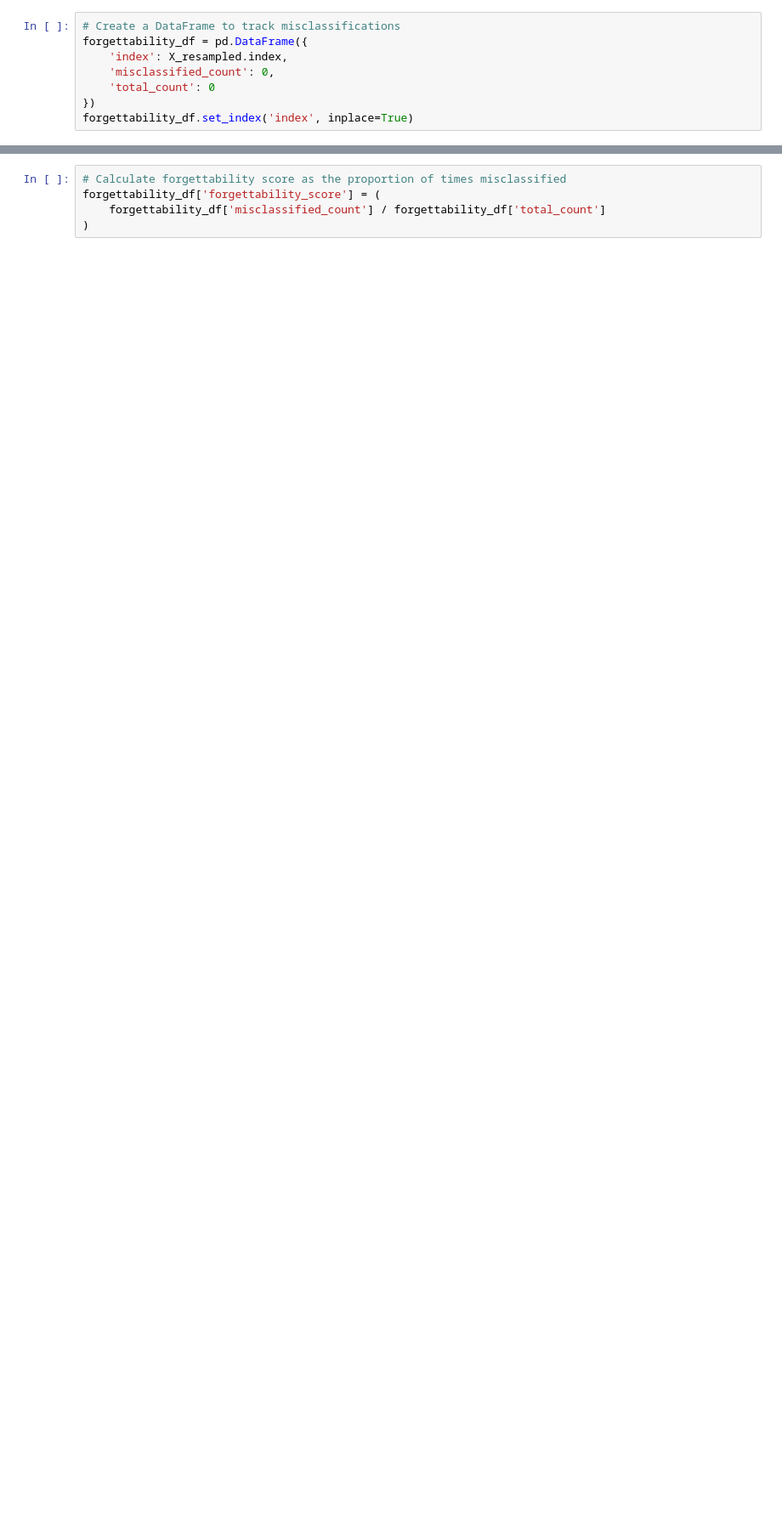
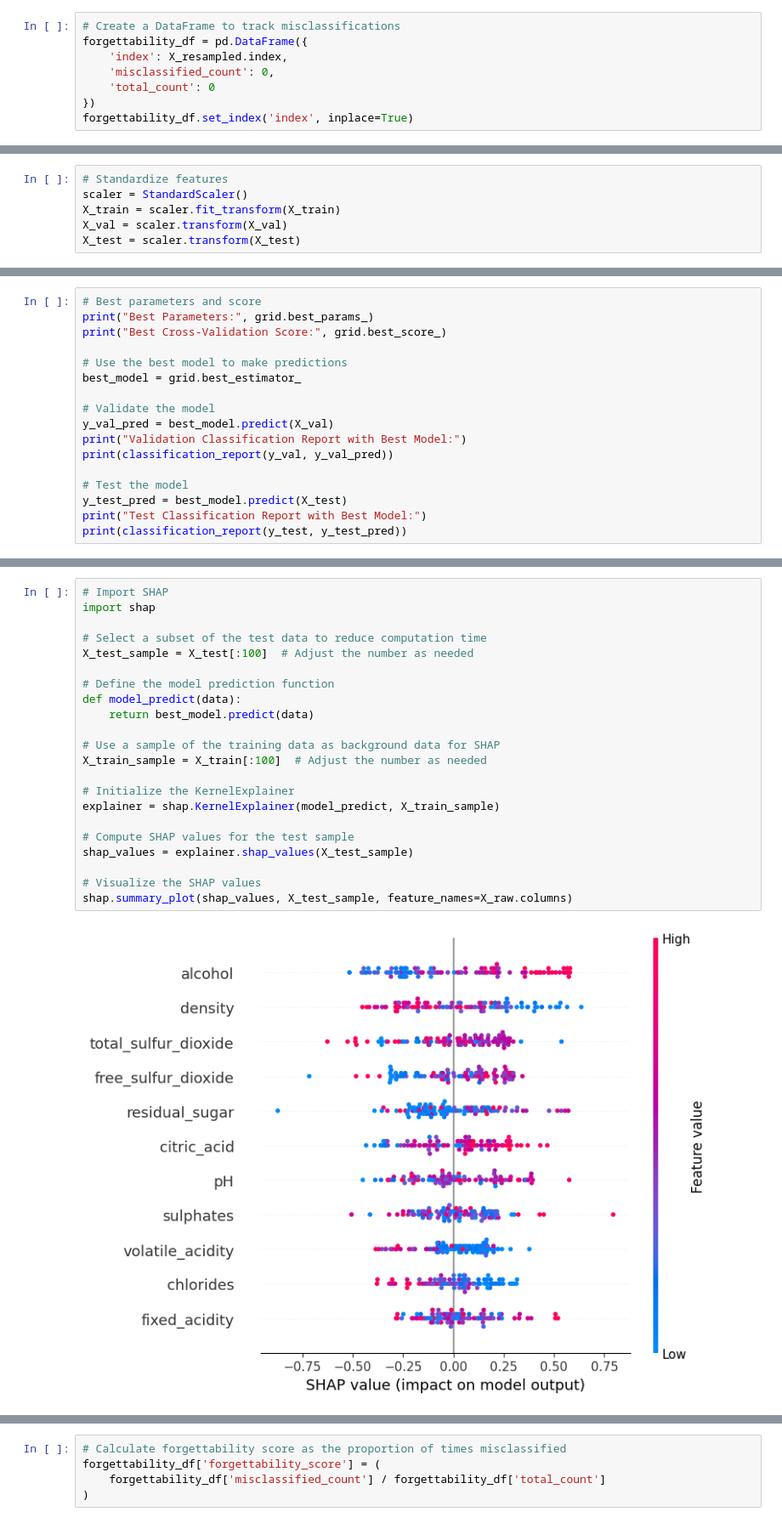
Before and after one commit to rezaserajian/Homework3part1, a Jupyter notebook: CS206D_Forgettability_Shap_Research_Updated.ipynb, the cells around one changed output, grey strips where cells are left out. Shown: that part at 85% size. Saved outputs shown, nothing was run; the diff lists cells and outputs as text; blank space fills up the shorter version.

```diff
--- a/CS206D_Forgettability_Shap_Research_Updated.ipynb
+++ b/CS206D_Forgettability_Shap_Research_Updated.ipynb
@@ -200,0 +233,6 @@ for train_index, test_index in skf.split(X_resampled, y_resampled):
+# %%
+# Standardize features
+scaler = StandardScaler()
+X_train = scaler.fit_transform(X_train)
+X_val = scaler.transform(X_val)
+X_test = scaler.transform(X_test)
@@ -200,0 +267,17 @@ for train_index, test_index in skf.split(X_resampled, y_resampled):
+# %%
+# Best parameters and score
+print("Best Parameters:", grid.best_params_)
+print("Best Cross-Validation Score:", grid.best_score_)
+
+# Use the best model to make predictions
+best_model = grid.best_estimator_
+
+# Validate the model
+y_val_pred = best_model.predict(X_val)
+print("Validation Classification Report with Best Model:")
+print(classification_report(y_val, y_val_pred))
+
+# Test the model
+y_test_pred = best_model.predict(X_test)
+print("Test Classification Report with Best Model:")
+print(classification_report(y_test, y_test_pred))
@@ -200,0 +302,24 @@ for train_index, test_index in skf.split(X_resampled, y_resampled):
+# %%
+# Import SHAP
+import shap
+
+# Select a subset of the test data to reduce computation time
+X_test_sample = X_test[:100]  # Adjust the number as needed
+
+# Define the model prediction function
+def model_predict(data):
+    return best_model.predict(data)
+
+# Use a sample of the training data as background data for SHAP
+X_train_sample = X_train[:100]  # Adjust the number as needed
+
+# Initialize the KernelExplainer
+explainer = shap.KernelExplainer(model_predict, X_train_sample)
+
+# Compute SHAP values for the test sample
+shap_values = explainer.shap_values(X_test_sample)
+
+# Visualize the SHAP values
+shap.summary_plot(shap_values, X_test_sample, feature_names=X_raw.columns)
+# %% [output]
+[figure, added]
```
Also changed, not shown: parts of 12 cells of this notebook.
